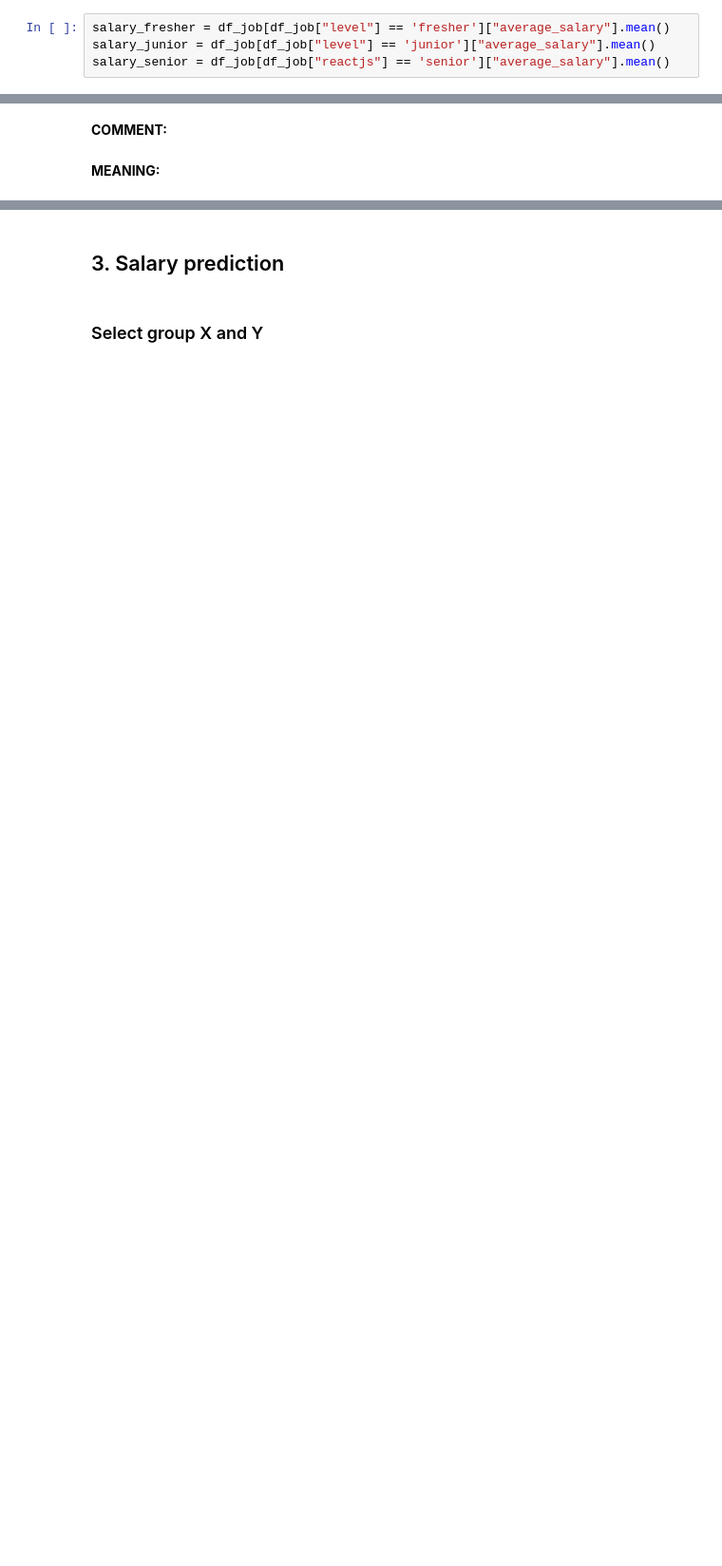
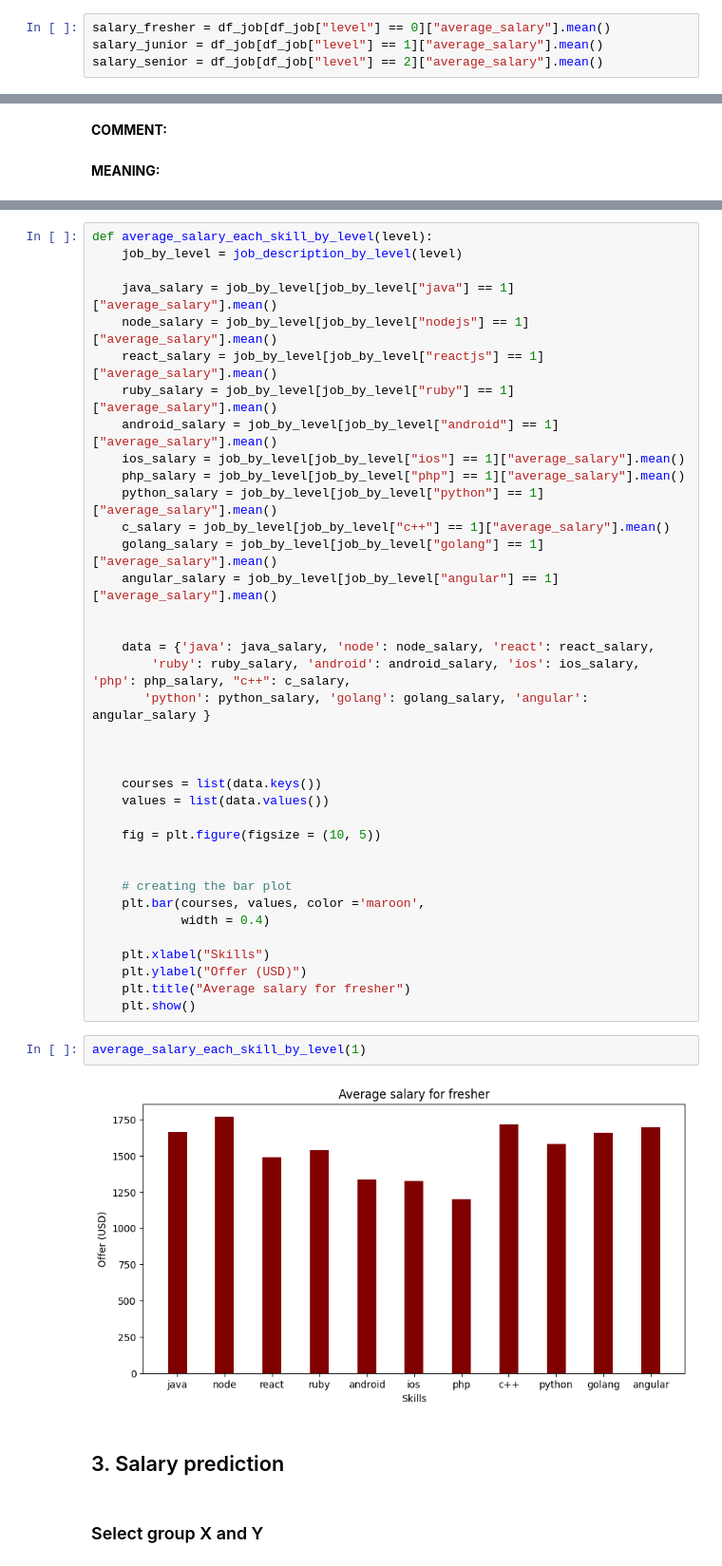
Before and after one commit to vochihieu8320/IDS_GROUP11_2022, a Jupyter notebook: data_explore.ipynb, the cells around one changed output, grey strips where cells are left out. Shown: that part at 95% size. Cells and saved outputs as stored; diff of their text form; blank space fills up the shorter version.

Commit message:
final check list

```diff
--- a/data_explore.ipynb
+++ b/data_explore.ipynb
@@ -374,7 +465,7 @@ angular_count = df_job["angular"].value_counts()
 # %%
-salary_fresher = df_job[df_job["level"] == 'fresher']["average_salary"].mean()
-salary_junior = df_job[df_job["level"] == 'junior']["average_salary"].mean()
-salary_senior = df_job[df_job["reactjs"] == 'senior']["average_salary"].mean()
+salary_fresher = df_job[df_job["level"] == 0]["average_salary"].mean()
+salary_junior = df_job[df_job["level"] == 1]["average_salary"].mean()
+salary_senior = df_job[df_job["level"] == 2]["average_salary"].mean()
 # %%
 data = {'fresher': salary_fresher, 'junior': salary_junior, 'senior': salary_senior}
 courses = list(data.keys())
@@ -439,3 +502,44 @@ plt.show()
+# %%
+def average_salary_each_skill_by_level(level):
+    job_by_level = job_description_by_level(level)
+
+    java_salary = job_by_level[job_by_level["java"] == 1]["average_salary"].mean()
+    node_salary = job_by_level[job_by_level["nodejs"] == 1]["average_salary"].mean()
+    react_salary = job_by_level[job_by_level["reactjs"] == 1]["average_salary"].mean()
+    ruby_salary = job_by_level[job_by_level["ruby"] == 1]["average_salary"].mean()
+    android_salary = job_by_level[job_by_level["android"] == 1]["average_salary"].mean()
+    ios_salary = job_by_level[job_by_level["ios"] == 1]["average_salary"].mean()
+    php_salary = job_by_level[job_by_level["php"] == 1]["average_salary"].mean()
+    python_salary = job_by_level[job_by_level["python"] == 1]["average_salary"].mean()
+    c_salary = job_by_level[job_by_level["c++"] == 1]["average_salary"].mean()
+    golang_salary = job_by_level[job_by_level["golang"] == 1]["average_salary"].mean()
+    angular_salary = job_by_level[job_by_level["angular"] == 1]["average_salary"].mean()
+
+
+    data = {'java': java_salary, 'node': node_salary, 'react': react_salary,
+        'ruby': ruby_salary, 'android': android_salary, 'ios': ios_salary, 'php': php_salary, "c++": c_salary,
+       'python': python_salary, 'golang': golang_salary, 'angular': angular_salary }
+
+
+
+    courses = list(data.keys())
+    values = list(data.values())
+
+    fig = plt.figure(figsize = (10, 5))
+
+
+    # creating the bar plot
+    plt.bar(courses, values, color ='maroon',
+            width = 0.4)
+
+    plt.xlabel("Skills")
+    plt.ylabel("Offer (USD)")
+    plt.title("Average salary for fresher")
+    plt.show()
+# %%
+average_salary_each_skill_by_level(1)
+# %% [output]
+[figure, added]
 # %% [markdown]
 ## 3. Salary prediction
 # %% [markdown]
```
Also changed, not shown: parts of 33 cells of this notebook.
